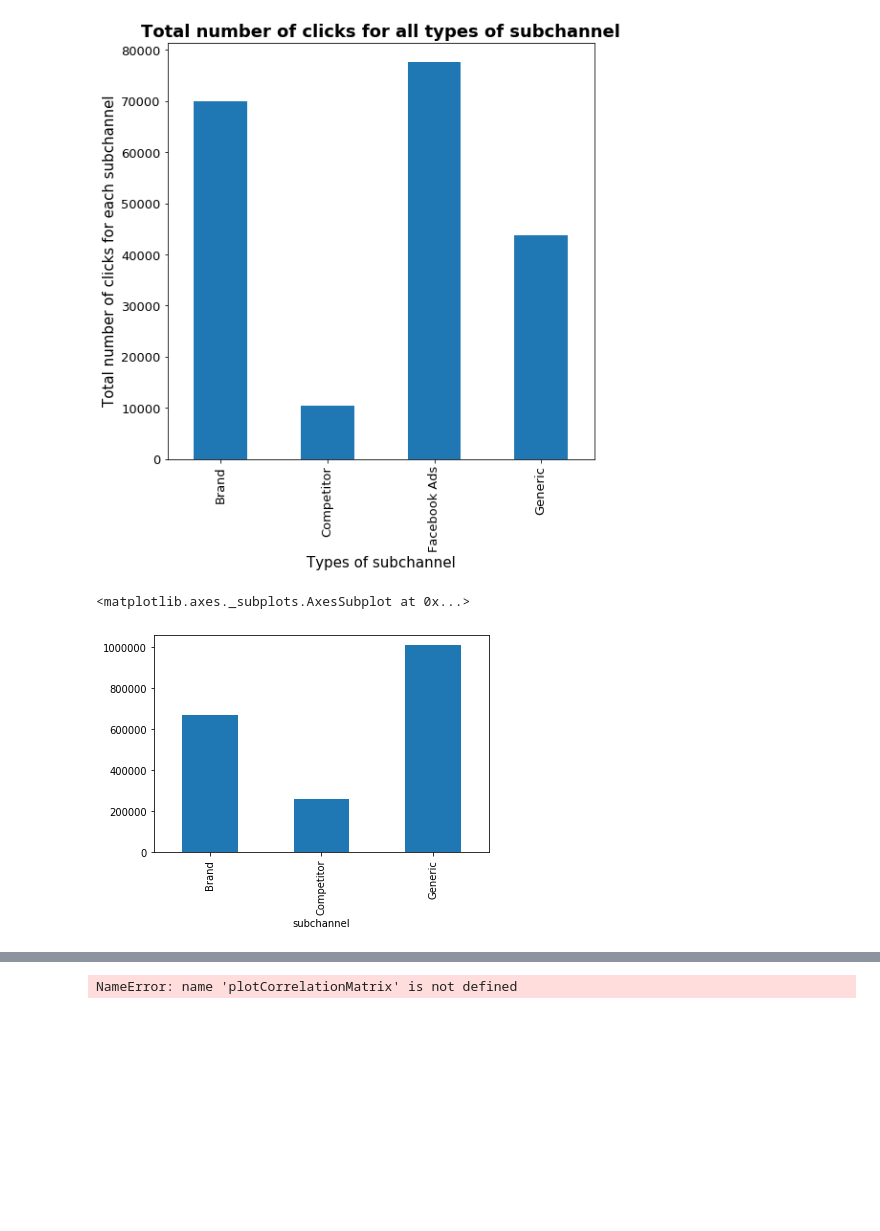
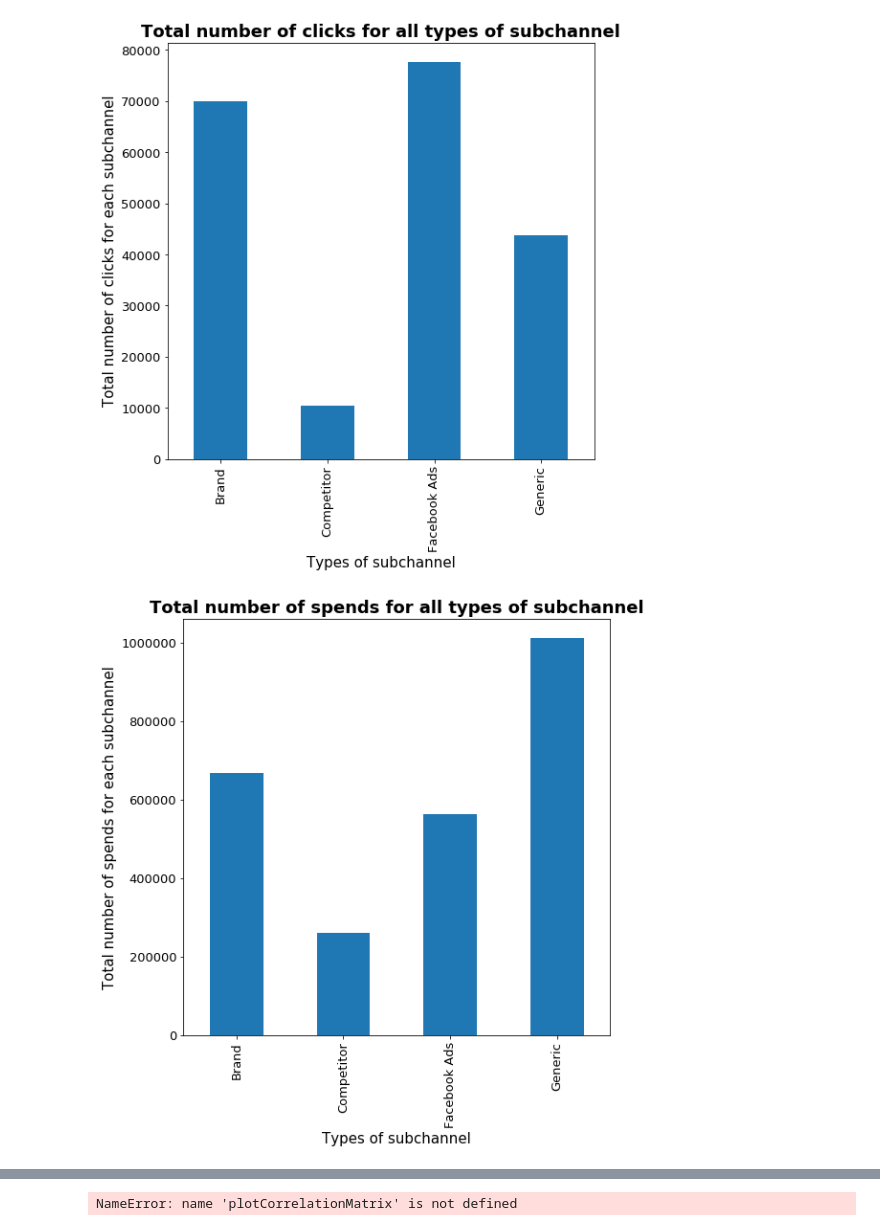
Before and after one commit to dheeraj-2000/Temp_prediction, a Jupyter notebook: Eda.ipynb, the cells around one changed output, grey strips where cells are left out. Drawn from its saved outputs; the diff is of its cells as text; code cells hidden in the pictures; blank space fills up the shorter version.

```diff
--- a/Eda.ipynb
+++ b/Eda.ipynb
@@ -285,11 +284,21 @@ plt.yticks(fontsize =13)
 plt.show()
 # %% [output]
 [figure]
-# %%
-mf.groupby('subchannel').spends.sum().plot.bar(ylim=0)
-# %% [output]
-<matplotlib.axes._subplots.AxesSubplot at 0x...>
-[figure, removed]
+# %%
+# mf.groupby('subchannel').spends.sum().plot.bar(ylim=0)
+fig = plt.figure(figsize=(8,8))
+df.groupby('subchannel').spends.sum().plot.bar(ylim=0)
+
+plt.ylabel('Total number of spends for each subchannel', fontsize =15)
+plt.xlabel('Types of subchannel', fontsize =15)
+# Add a legend
+plt.title('Total number of spends for all types of subchannel',fontweight="bold", fontsize =18)
+plt.xticks(fontsize =13)
+plt.yticks(fontsize =13)
+# plt.legend(loc='upper right', ncol=1, prop={"size":13})
+plt.show()
+# %% [output]
+[figure, added]
 # %%
 reset_index(inplace = True)
 # %% [output]
```
Also changed, not shown: parts of 2 cells of this notebook, 4 other files.
